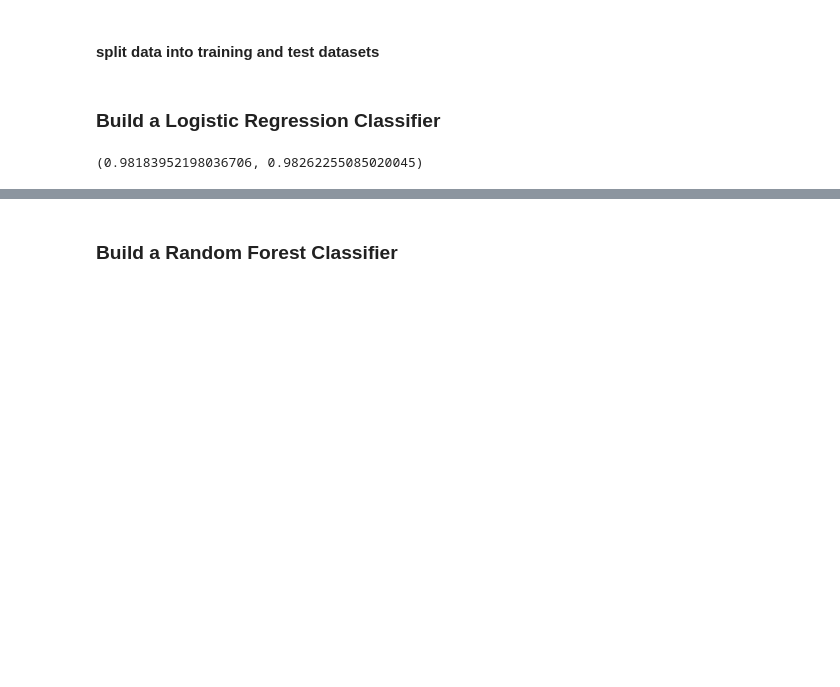
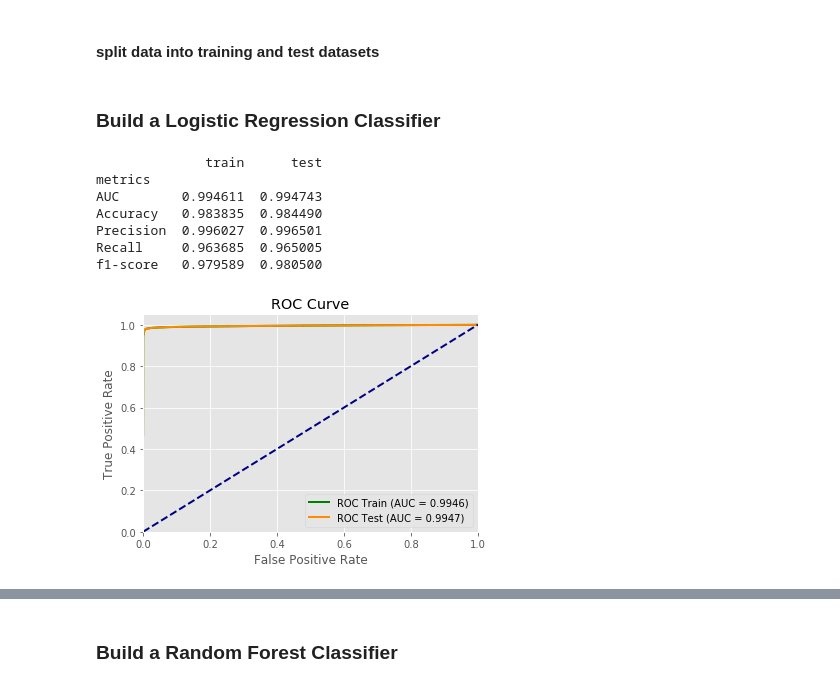
Before and after one commit to GULily/MyPythonCode, a Jupyter notebook: LendingClub/LendingClub_Default.ipynb, the cells around one changed output, grey strips where cells are left out. Cells and saved outputs as stored; diff of their text form; code cells hidden in the pictures; blank space fills up the shorter version.

```diff
--- a/LendingClub/LendingClub_Default.ipynb
+++ b/LendingClub/LendingClub_Default.ipynb
@@ -719,11 +793,17 @@ X_train, X_test, y_train, y_test = train_test_split(X_new, y, test_size=0.3, ran
 # %%
 from sklearn.linear_model import LogisticRegression
 
 logis = LogisticRegression(C=0.2, penalty='l1')
-logis.fit(X_train, y_train)
-logis.score(X_train, y_train), logis.score(X_test, y_test)
+train_test_model(logis, X_train, y_train, X_test, y_test)
 # %% [output]
-(0.98183952198036706, 0.98262255085020045)
+              train      test
+metrics
+AUC        0.994611  0.994743
+Accuracy   0.983835  0.984490
+Precision  0.996027  0.996501
+Recall     0.963685  0.965005
+f1-score   0.979589  0.980500
+[figure, added]
 # %%
 plt.bar(np.arange(len(logis.coef_[0])),
         logis.coef_.flatten())
```
Also changed, not shown: parts of 6 cells of this notebook, 1 other file.
